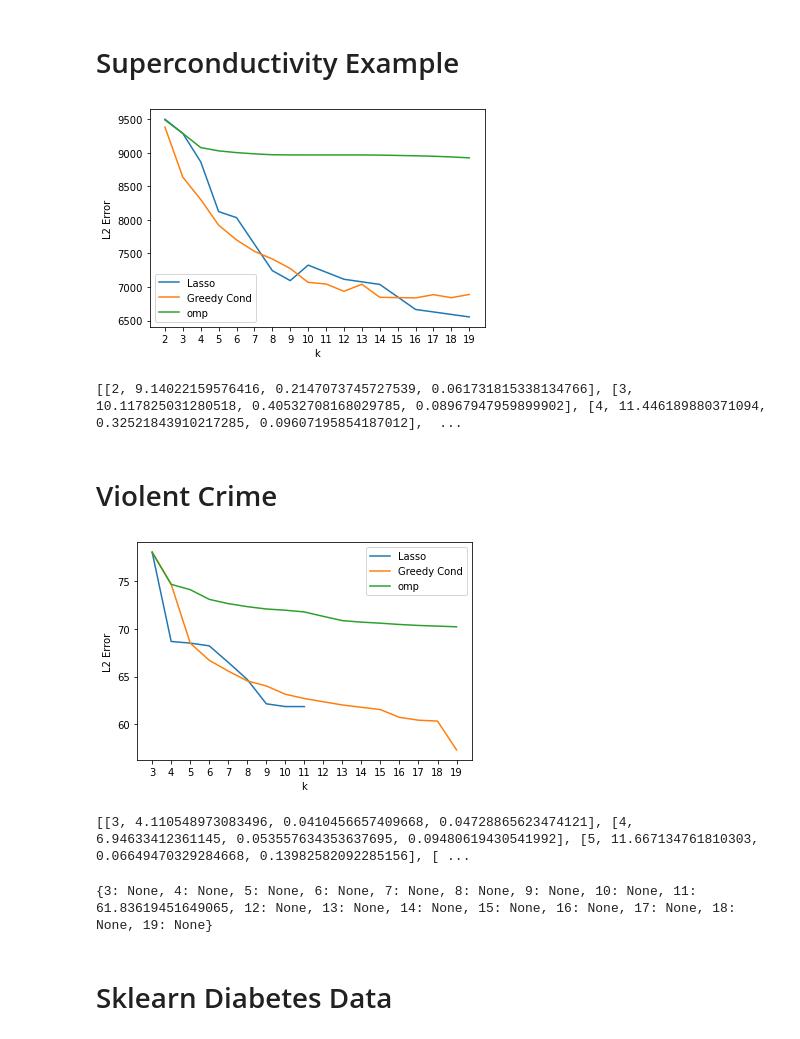
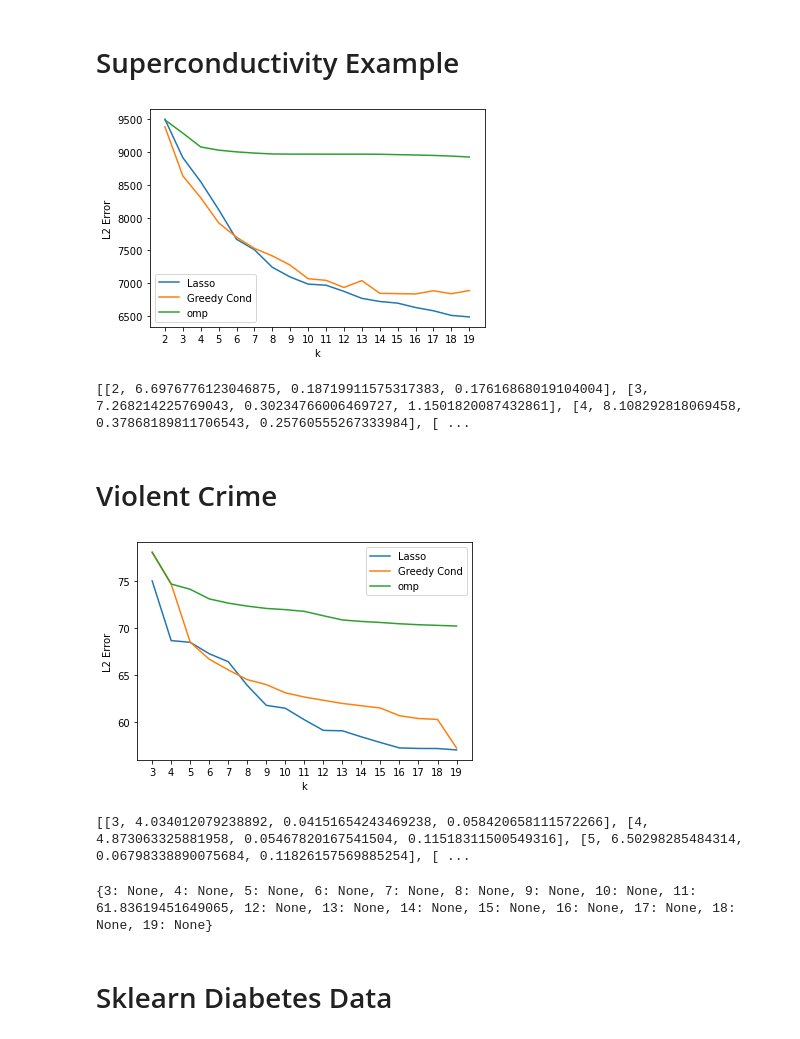
Before and after one commit to ootks/sparse_regression, a Jupyter notebook: sparse_regression_characteristic.ipynb, the cells around one changed output. Saved outputs shown, nothing was run; the diff lists cells and outputs as text; code cells hidden in the pictures.

```diff
--- a/sparse_regression_characteristic.ipynb
+++ b/sparse_regression_characteristic.ipynb
@@ -167,14 +167,14 @@ def lasso_test(A, b, threshold, alphas, k_min, k_max):
         start_time = time.time()
         clf.fit(A,b)
         end_time = time.time()
-        T = [i for i in range(len(clf.coef_)) if abs(clf.coef_[i]) > threshold]
-        k = len(T)
-        if k >= k_max or k < k_min:
-            continue
-        score = lin_reg(A[:,T], b)
-        if lasso_scores[k] is None or score < lasso_scores[k]:
-            lasso_timings[k] = end_time - start_time
-            lasso_scores[k] = score
+        scores = sorted(list(enumerate(clf.coef_)), key=lambda x: -abs(x[1]))
+        ranking = [x[0] for x in scores]
+        for k in range(k_min, k_max):
+            T = ranking[:k]
+            score = lin_reg(A[:,T], b)
+            if lasso_scores[k] is None or score < lasso_scores[k]:
+                lasso_timings[k] = end_time - start_time
+                lasso_scores[k] = score
     return lasso_scores, lasso_timings
 
 import matplotlib.pyplot as plt
@@ -222,27 +222,27 @@ lasso_scores, lasso_timings = lasso_test(A, b, 9e-02, [1.1 ** (t-65) for t in ra
 plot_scores(hyp_scores, omp_scores, lasso_scores, k_min, k_max)
 print([[k,hyp_timings[k],omp_timings[k],lasso_timings[k] if k in lasso_timings else None] for k in range(k_min, k_max)])
 # %% [output]
-[figure, old version]
+[figure, new version]
-[[2, 9.14022159576416, 0.2147073745727539, 0.061731815338134766], [3, 10.117825031280518, 0.40532708168029785, 0.08967947959899902], [4, 11.446189880371094, 0.32521843910217285, 0.09607195854187012],  ...
+[[2, 6.6976776123046875, 0.18719911575317383, 0.17616868019104004], [3, 7.268214225769043, 0.30234766006469727, 1.1501820087432861], [4, 8.108292818069458, 0.37868189811706543, 0.25760555267333984], [ ...
-# %% [markdown]
-# Violent Crime
+# %% [markdown]
+# Violent Crime
 # %%
 import pandas as pd
 df = pd.read_csv("/usr/people/kevinshu/Downloads/CommViolPredUnnormalizedData.txt", delimiter=",")
 # Only take interesting columns
 df = df.iloc[:,5:-17].replace("?", None).dropna(axis=1)
 df = (df - df.mean())/df.std()
 A = df.to_numpy()
 b = A[:,-1]
 A = A[:,:-1]
 
 k_min = 3
 k_max = 20
-# hyp_scores, hyp_timings = hyp_test(A, b, k_min, k_max)
-# omp_scores, omp_timings = omp_test(A, b, k_min, k_max)
+hyp_scores, hyp_timings = hyp_test(A, b, k_min, k_max)
+omp_scores, omp_timings = omp_test(A, b, k_min, k_max)
 lasso_scores, lasso_timings = lasso_test(A, b, 9e-02, [1.1 ** (t-150) for t in range(300)], k_min, k_max)
 plot_scores(hyp_scores, omp_scores, lasso_scores, k_min, k_max)
 print([[k,hyp_timings[k],omp_timings[k],lasso_timings[k] if k in lasso_timings else None] for k in range(k_min, k_max)])
 # %% [output]
-[figure, old version]
+[figure, new version]
-[[3, 4.110548973083496, 0.0410456657409668, 0.04728865623474121], [4, 6.94633412361145, 0.053557634353637695, 0.09480619430541992], [5, 11.667134761810303, 0.06649470329284668, 0.13982582092285156], [ ...
+[[3, 4.034012079238892, 0.04151654243469238, 0.058420658111572266], [4, 4.873063325881958, 0.05467820167541504, 0.11518311500549316], [5, 6.50298285484314, 0.06798338890075684, 0.11826157569885254], [ ...
@@ -252,4 +248,0 @@ print(delta_scores)
-# %%
-print(delta_scores)
-# %% [output]
-{3: None, 4: None, 5: None, 6: None, 7: None, 8: None, 9: None, 10: None, 11: 61.83619451649065, 12: None, 13: None, 14: None, 15: None, 16: None, 17: None, 18: None, 19: None}
@@ -256,3 +252,7 @@ print(delta_scores)
+# %%
+print(delta_scores)
+# %% [output]
+{3: None, 4: None, 5: None, 6: None, 7: None, 8: None, 9: None, 10: None, 11: 61.83619451649065, 12: None, 13: None, 14: None, 15: None, 16: None, 17: None, 18: None, 19: None}
 # %% [markdown]
 # Sklearn Diabetes Data
 # %%
```
Also changed, not shown: parts of 16 cells of this notebook, 1 other file.
